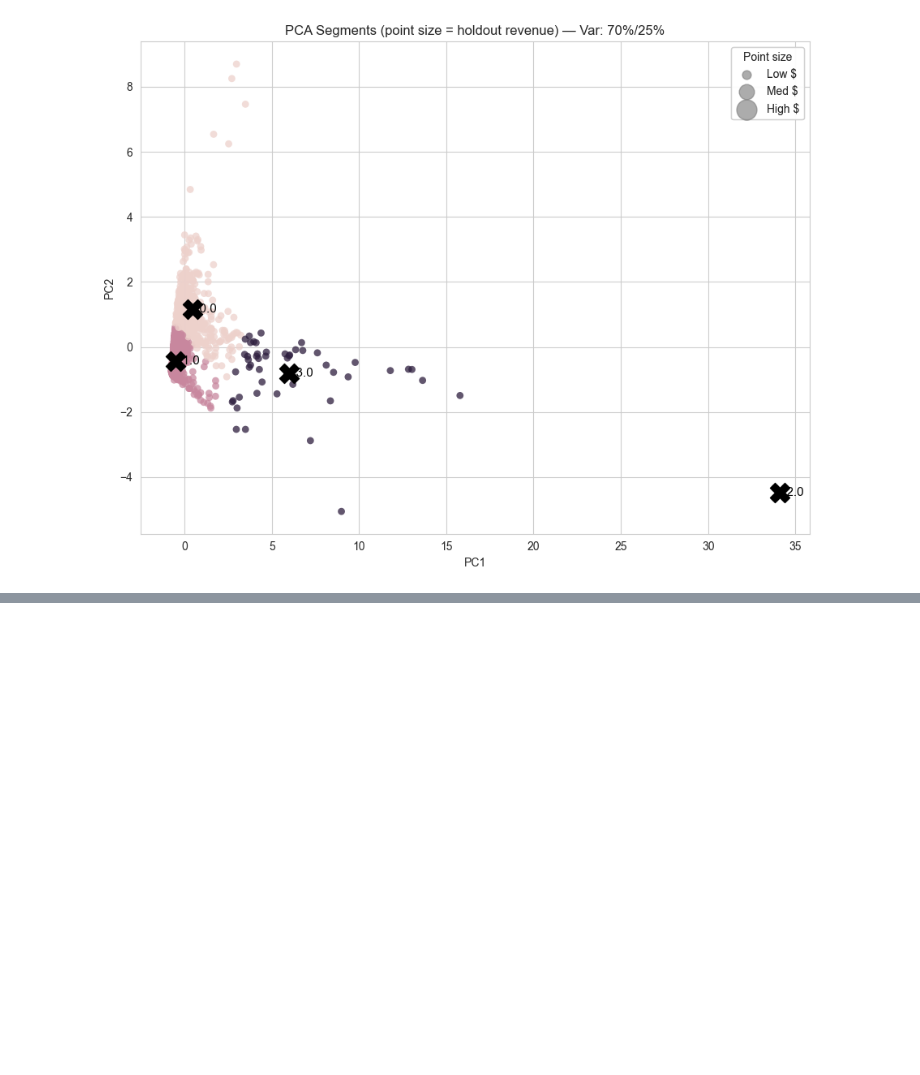
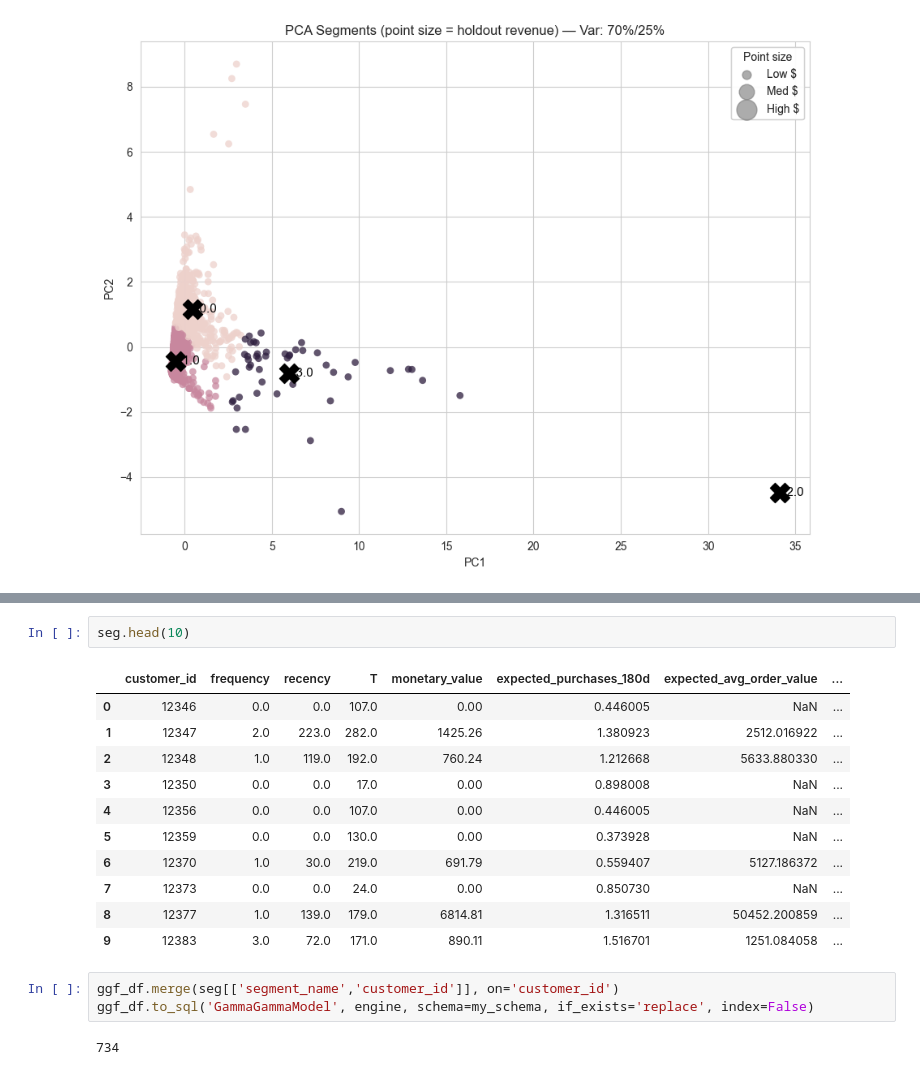
Before and after one commit to CGrainger1/LTV-Capstone-Project, a Jupyter notebook: Step_22_Model_for_Dashboard.ipynb, the cells around one changed output, grey strips where cells are left out. Drawn from its saved outputs; the diff is of its cells as text; blank space fills up the shorter version.

```diff
--- a/Step_22_Model_for_Dashboard.ipynb
+++ b/Step_22_Model_for_Dashboard.ipynb
@@ -1090,0 +1095,19 @@ profile.to_sql('Modelled Customer Profiles', engine, schema=my_schema, if_exists
+# %%
+seg.head(10)
+# %% [output]
+|  | customer_id | frequency | recency | T | monetary_value | expected_purchases_180d | expected_avg_order_value | ... |
+| 0 | 12346 | 0.0 | 0.0 | 107.0 | 0.00 | 0.446005 | NaN | ... |
+| 1 | 12347 | 2.0 | 223.0 | 282.0 | 1425.26 | 1.380923 | 2512.016922 | ... |
+| 2 | 12348 | 1.0 | 119.0 | 192.0 | 760.24 | 1.212668 | 5633.880330 | ... |
+| 3 | 12350 | 0.0 | 0.0 | 17.0 | 0.00 | 0.898008 | NaN | ... |
+| 4 | 12356 | 0.0 | 0.0 | 107.0 | 0.00 | 0.446005 | NaN | ... |
+| 5 | 12359 | 0.0 | 0.0 | 130.0 | 0.00 | 0.373928 | NaN | ... |
+| 6 | 12370 | 1.0 | 30.0 | 219.0 | 691.79 | 0.559407 | 5127.186372 | ... |
+| 7 | 12373 | 0.0 | 0.0 | 24.0 | 0.00 | 0.850730 | NaN | ... |
+| 8 | 12377 | 1.0 | 139.0 | 179.0 | 6814.81 | 1.316511 | 50452.200859 | ... |
+| 9 | 12383 | 3.0 | 72.0 | 171.0 | 890.11 | 1.516701 | 1251.084058 | ... |
+# %%
+ggf_df.merge(seg[['segment_name','customer_id']], on='customer_id')
+ggf_df.to_sql('GammaGammaModel', engine, schema=my_schema, if_exists='replace', index=False)
+# %% [output]
+734
```
Also changed, not shown: parts of 2 cells of this notebook.
